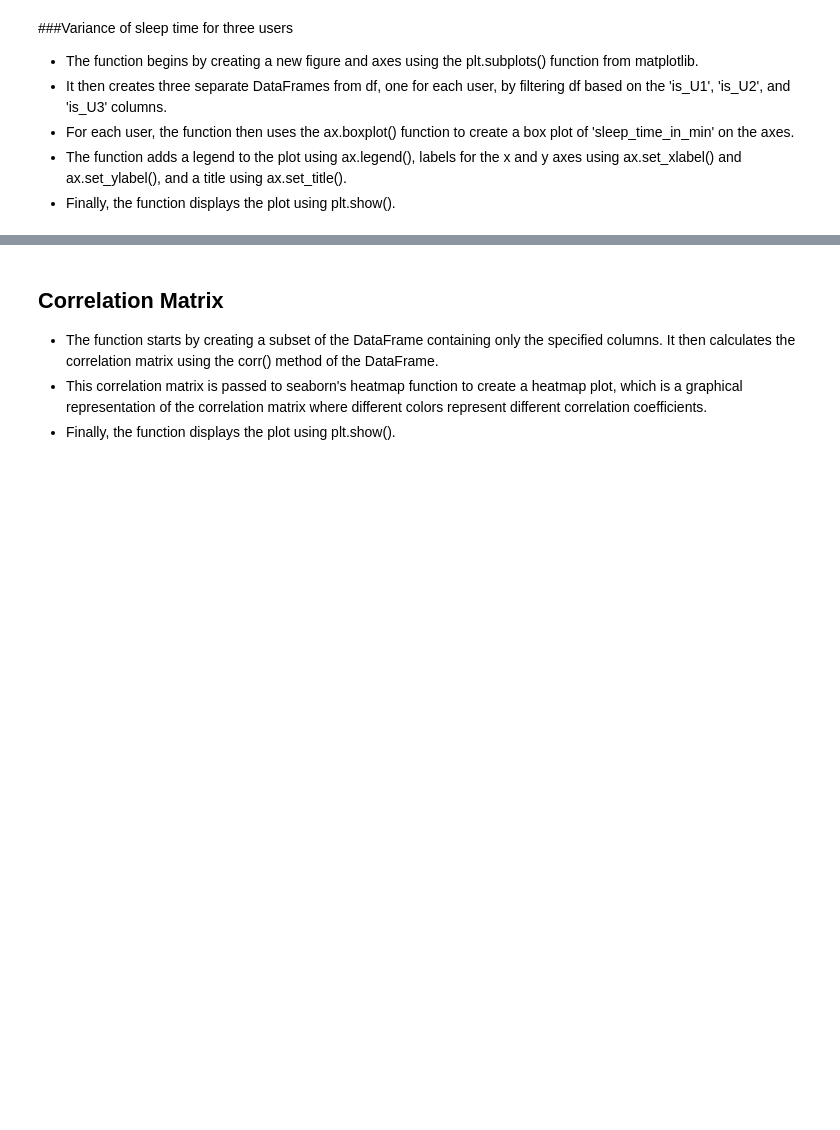
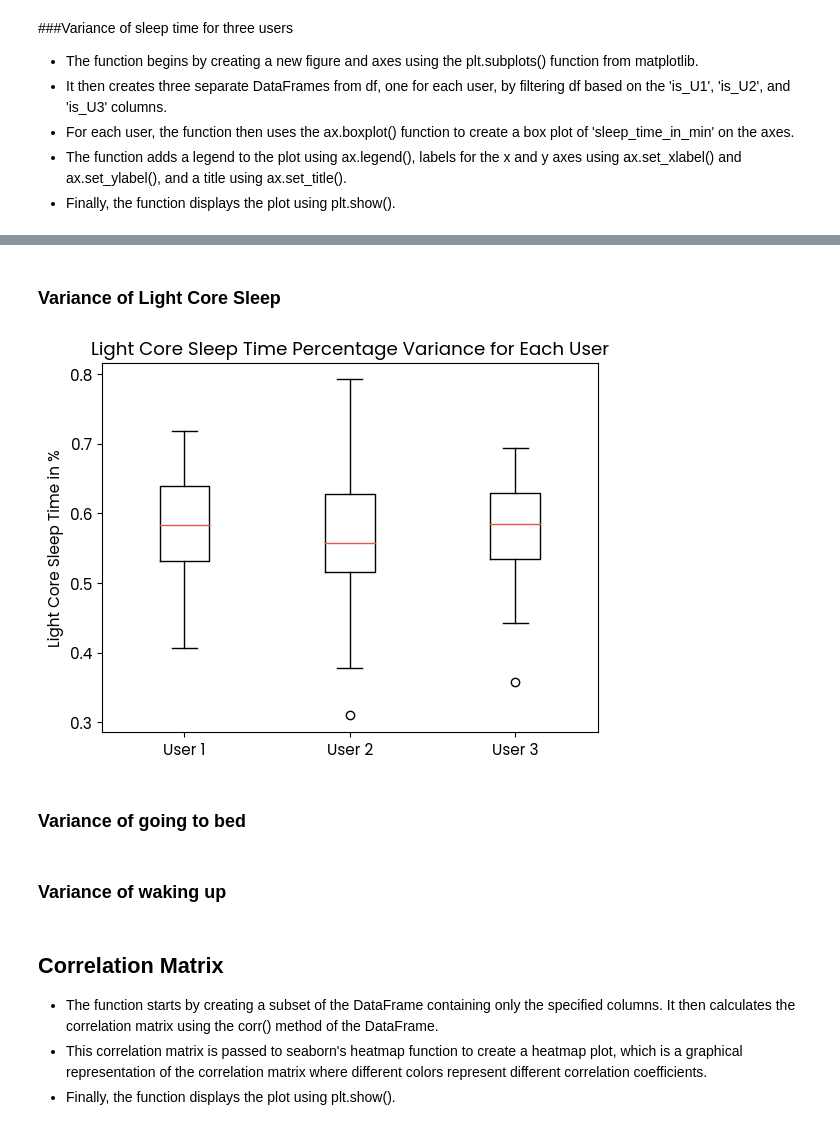
Before and after one commit to WGaitanidis/Grp5_Data_Analysis_Visualisation, a Jupyter notebook: Grp5_Data_Analysis_Sleep_Cognitive_Abilities.ipynb, the cells around one changed output, grey strips where cells are left out. Cells and saved outputs as stored; diff of their text form; code cells hidden in the pictures; blank space fills up the shorter version.

```diff
--- a/Grp5_Data_Analysis_Sleep_Cognitive_Abilities.ipynb
+++ b/Grp5_Data_Analysis_Sleep_Cognitive_Abilities.ipynb
@@ -546,3 +628,48 @@ plot_sleep_time(df)
+# %% [markdown]
+### Variance of Light Core Sleep
+# %%
+def plot_light_core_sleep_perc(df):
+    """
+    This function creates a box plot of 'light_core_sleep_perc' for each user in the DataFrame.
+    """
+
+    # Create a figure and an axes.
+    fig, ax = plt.subplots()
+
+    # Create a list of sleep times for each user
+    sleep_times = [df[df['is_U1'] == 1]['light_core_sleep_perc'],
+                   df[df['is_U2'] == 1]['light_core_sleep_perc'],
+                   df[df['is_U3'] == 1]['light_core_sleep_perc']]
+
+    # Create a box plot of sleep times
+    ax.boxplot(sleep_times)
+
+    # Set the x-tick labels
+    ax.set_xticklabels(['User 1', 'User 2', 'User 3'])
+
+    # Set the y-label
+    ax.set_ylabel('Light Core Sleep Time in %')
+
+    # Set the title
+    ax.set_title('Light Core Sleep Time Percentage Variance for Each User')
+
+    # Save the plot as a .png file with a transparent background
+    plt.savefig('/content/gdrive/My Drive/Grp5_Data_Analysis_Project/Grp5_Visualisation/plot_box_light_core_sleep_perc.png',
+                format='png',
+                dpi=300,
+                transparent=True)
+
+    # Show the plot
+    plt.show()
+
+# Calling the function with the DataFrame
+plot_light_core_sleep_perc(df)
+# %% [output]
+[figure, added]
+# %% [markdown]
+### Variance of going to bed
+# %% [markdown]
+### Variance of waking up
 # %% [markdown]
 ## Correlation Matrix
 * The function starts by creating a subset of the DataFrame containing only the specified columns. It then calculates the correlation matrix using the corr() method of the DataFrame.
```
Also changed, not shown: parts of 33 cells of this notebook.
